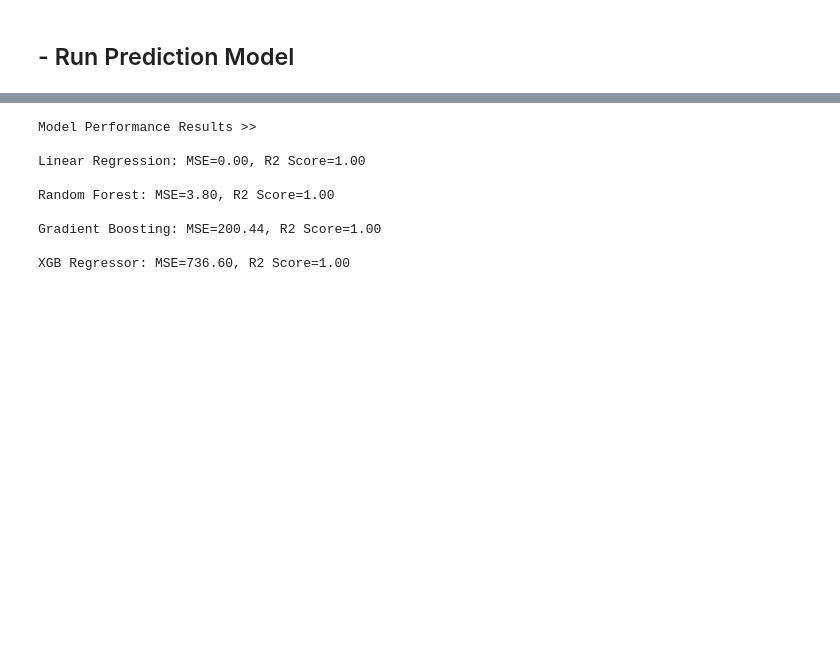
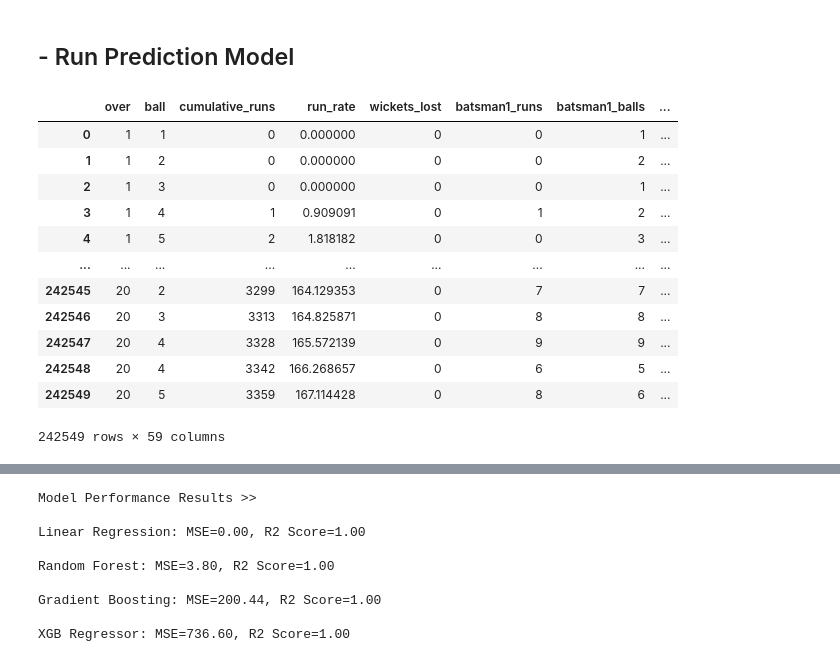
Before and after one commit to amalsalilan/IPL_Infographics_Data_Analytics_-_Data_Visualization_Infosys_Internship_Oct2024, a Jupyter notebook: Final_NoteBooks/final_notebook.ipynb, the cells around one changed output, grey strips where cells are left out. Saved outputs shown, nothing was run; the diff lists cells and outputs as text; code cells hidden in the pictures; blank space fills up the shorter version.

```diff
--- a/Final_NoteBooks/final_notebook.ipynb
+++ b/Final_NoteBooks/final_notebook.ipynb
@@ -514,3 +514,19 @@ df = df.dropna(subset=features)
 # Define the features (X) and target (Y)
 X = df[features]
 Y = df['cumulative_runs']
+# %%
+X
+# %% [output]
+|  | over | ball | cumulative_runs | run_rate | wickets_lost | batsman1_runs | batsman1_balls | ... |
+| 0 | 1 | 1 | 0 | 0.000000 | 0 | 0 | 1 | ... |
+| 1 | 1 | 2 | 0 | 0.000000 | 0 | 0 | 2 | ... |
+| 2 | 1 | 3 | 0 | 0.000000 | 0 | 0 | 1 | ... |
+| 3 | 1 | 4 | 1 | 0.909091 | 0 | 1 | 2 | ... |
+| 4 | 1 | 5 | 2 | 1.818182 | 0 | 0 | 3 | ... |
+| ... | ... | ... | ... | ... | ... | ... | ... | ... |
+| 242545 | 20 | 2 | 3299 | 164.129353 | 0 | 7 | 7 | ... |
+| 242546 | 20 | 3 | 3313 | 164.825871 | 0 | 8 | 8 | ... |
+| 242547 | 20 | 4 | 3328 | 165.572139 | 0 | 9 | 9 | ... |
+| 242548 | 20 | 4 | 3342 | 166.268657 | 0 | 6 | 5 | ... |
+| 242549 | 20 | 5 | 3359 | 167.114428 | 0 | 8 | 6 | ... |
+242549 rows × 59 columns
```
Also changed, not shown: parts of 1 cell of this notebook.
